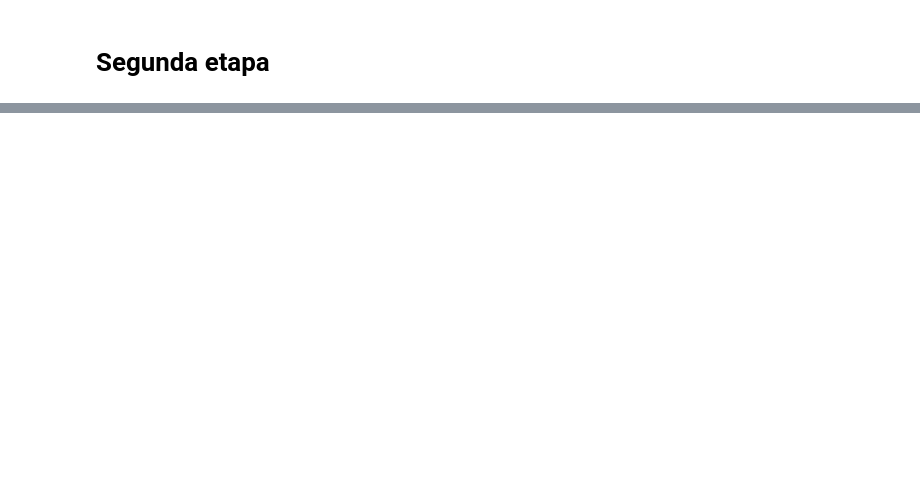
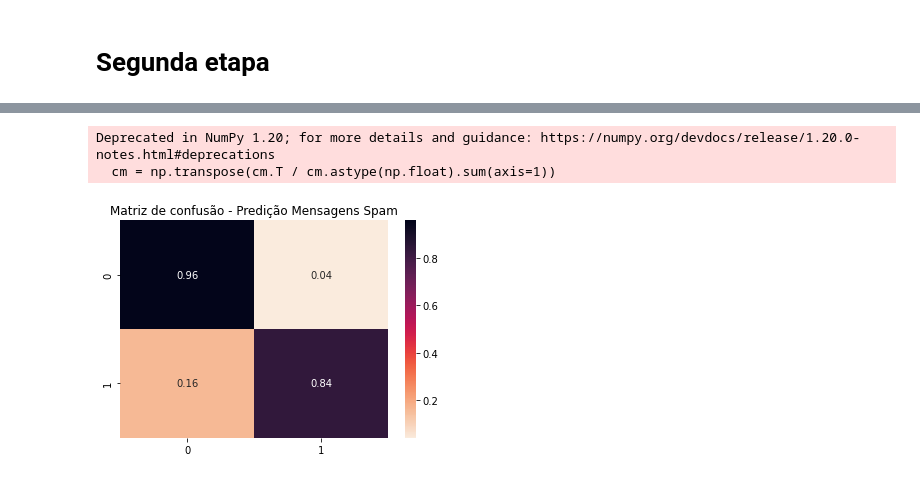
Before and after one commit to gomesfg/seniorlabs-challenge-data-science, a Jupyter notebook: Desafio_DS_Senior_Felipe_Gomes.ipynb, the cells around one changed output, grey strips where cells are left out. Cells and saved outputs as stored; diff of their text form; code cells hidden in the pictures; blank space fills up the shorter version.

```diff
--- a/Desafio_DS_Senior_Felipe_Gomes.ipynb
+++ b/Desafio_DS_Senior_Felipe_Gomes.ipynb
@@ -294,0 +565,22 @@ df.set_index('Date').groupby('Month_Description')['Full_Text'].agg(['idxmax', 'm
+# %%
+from sklearn.metrics import confusion_matrix
+from sklearn.metrics import classification_report
+
+cv = StratifiedKFold(10, shuffle=True)
+ground_truth = list()
+predicted = list()
+
+for fold, (train, test) in enumerate(cv.split(df_sms_over, df_sms_over.IsSpam_numeric.values)):
+    df_train = df_sms_over.iloc[train]
+    df_test = df_sms_over.iloc[test]
+
+    X_train, y_train, X_test, y_test = build_features(df_train, df_test)
+
+    model = build_models('random_forest')
+    model.fit(X_train, y_train)
+    y_predict = model.predict(X_test)
+
+    ground_truth.extend(y_test)
+    predicted.extend(y_predict)
+
+print(classification_report(ground_truth, predicted))
@@ -294,0 +606,14 @@ df.set_index('Date').groupby('Month_Description')['Full_Text'].agg(['idxmax', 'm
+# %%
+import seaborn as sns
+
+# normalizando a matriz de confusão para visualizar o resultado da sensibilidade (recall)
+cm = confusion_matrix(ground_truth, predicted)
+cm = np.transpose(cm.T / cm.astype(np.float).sum(axis=1))
+
+plt.title('Matriz de confusão - Predição Mensagens Spam')
+sns.heatmap(cm, annot=True, fmt='.2f', cmap='rocket_r')
+plt.show()
+# %% [output]
+Deprecated in NumPy 1.20; for more details and guidance: https://numpy.org/devdocs/release/1.20.0-notes.html#deprecations
+  cm = np.transpose(cm.T / cm.astype(np.float).sum(axis=1))
+[figure, added]
```
Also changed, not shown: parts of 23 cells of this notebook, 3 other files.
